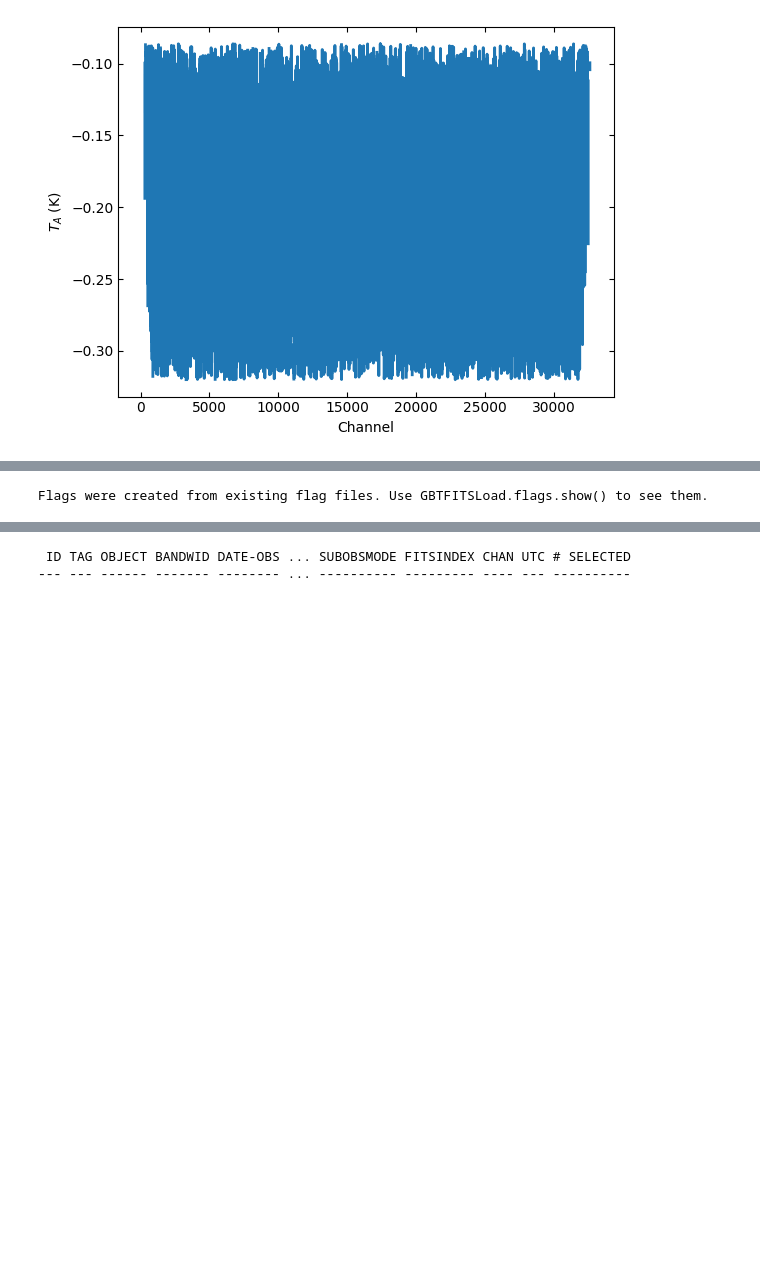
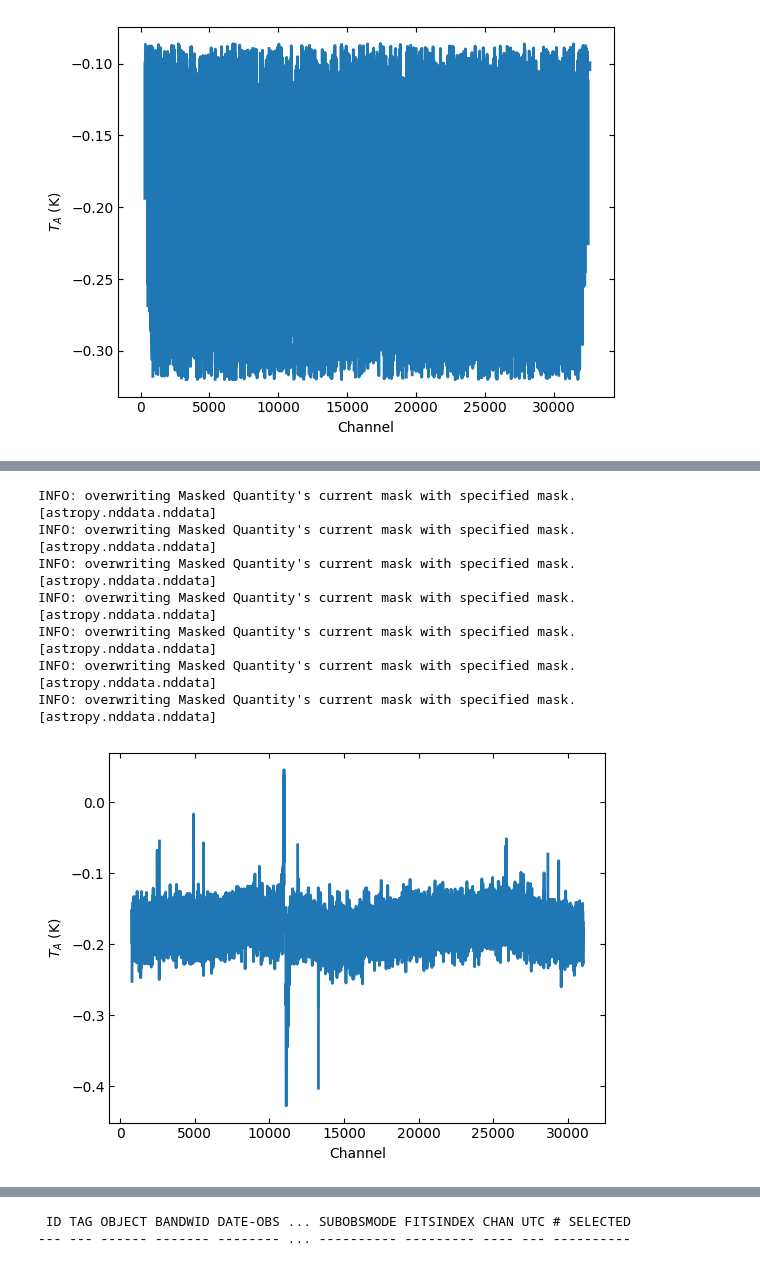
Before and after one commit to swapnaneeldey/GBT_HI_DR_Dysh_Blue_blobs24B, a Jupyter notebook: HI_trial_part3.ipynb, the cells around one changed output, grey strips where cells are left out. Cells and saved outputs as stored; diff of their text form; code cells hidden in the pictures; blank space fills up the shorter version.

```diff
--- a/HI_trial_part3.ipynb
+++ b/HI_trial_part3.ipynb
@@ -221,5 +306,5 @@ INFO: overwriting Masked Quantity's current mask with specified mask. [astropy.n
-# %%
-path_to_raw_vegas = f"/home/sdfits/AGBT24B_251_02/AGBT24B_251_02.raw.vegas/"
-ref_sdfits = GBTFITSLoad(path_to_raw_vegas, backend="VEGAS")
-# %% [output]
-Flags were created from existing flag files. Use GBTFITSLoad.flags.show() to see them.
+# %%
+ps_scanblock_smooth = sdfits.getps(scan=BC22_scans, plnum=0, apply_flags=True, smoothref=5)
+ps_smooth = ps_scanblock_smooth.timeaverage()
+ps_smooth.plot(xaxis_unit="chan")
+# %% [output]
@@ -225,0 +316,8 @@ Flags were created from existing flag files. Use GBTFITSLoad.flags.show() to see
+INFO: overwriting Masked Quantity's current mask with specified mask. [astropy.nddata.nddata]
+INFO: overwriting Masked Quantity's current mask with specified mask. [astropy.nddata.nddata]
+INFO: overwriting Masked Quantity's current mask with specified mask. [astropy.nddata.nddata]
+INFO: overwriting Masked Quantity's current mask with specified mask. [astropy.nddata.nddata]
+INFO: overwriting Masked Quantity's current mask with specified mask. [astropy.nddata.nddata]
+INFO: overwriting Masked Quantity's current mask with specified mask. [astropy.nddata.nddata]
+INFO: overwriting Masked Quantity's current mask with specified mask. [astropy.nddata.nddata]
+[figure, added]
```
Also changed, not shown: parts of 13 cells of this notebook.
